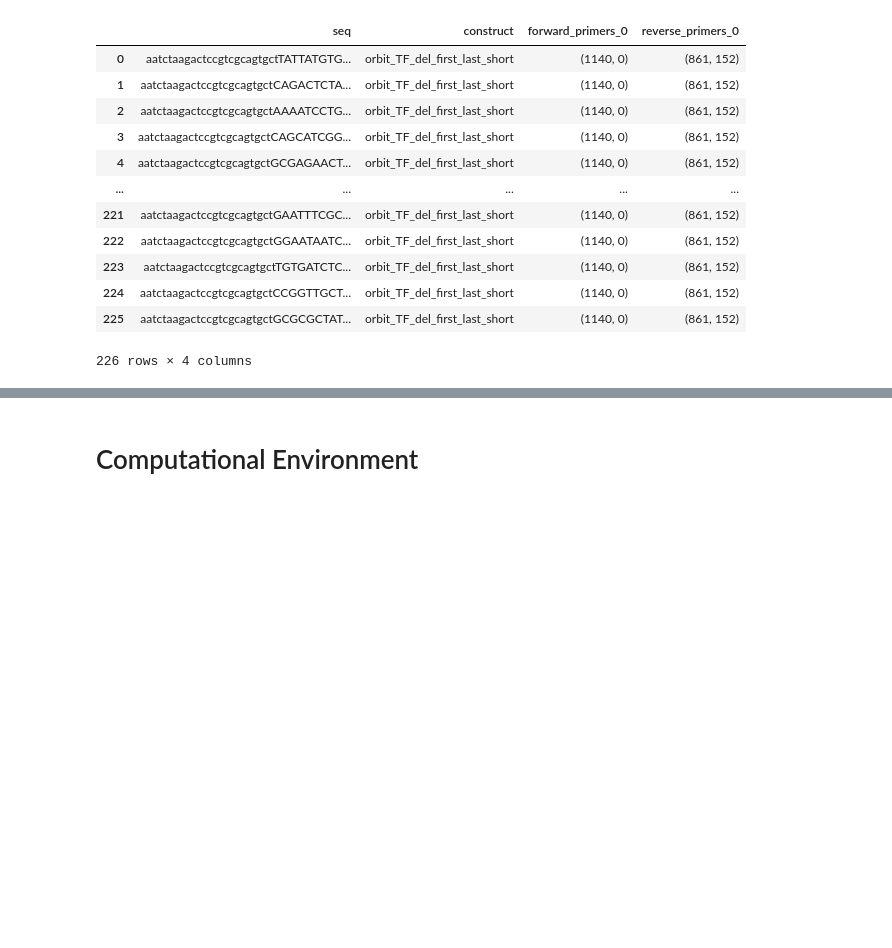
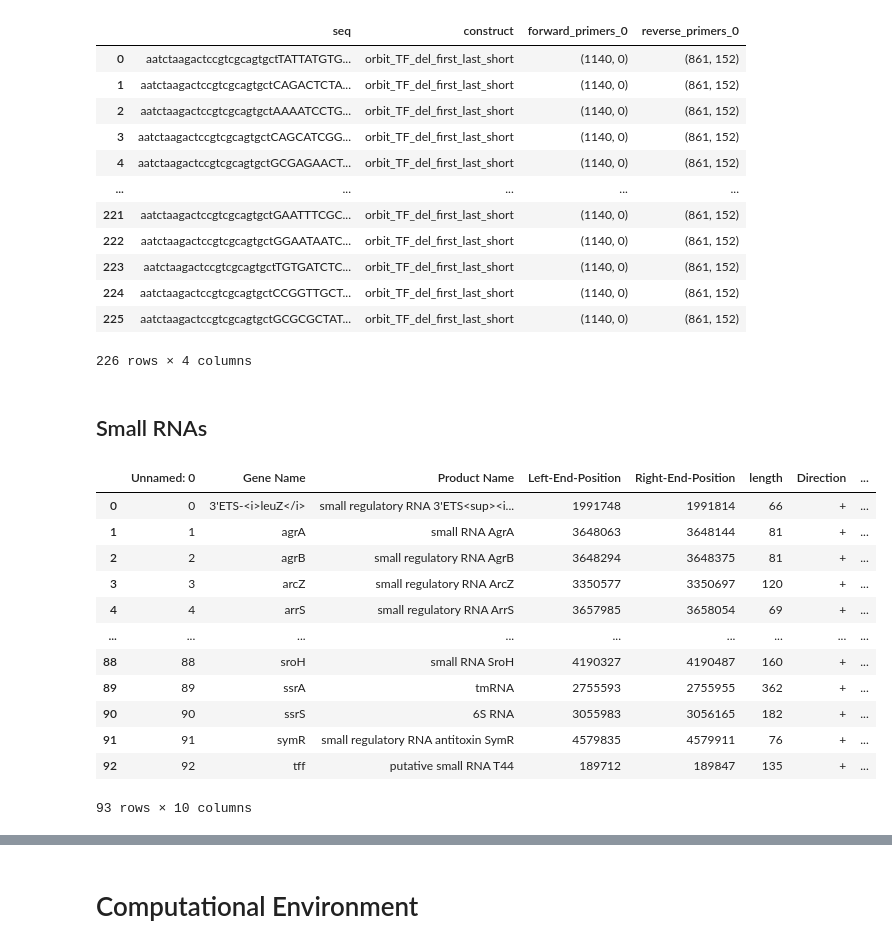
Before and after one commit to RPGroup-PBoC/Reg-Seq2, a Jupyter notebook: code/experimental_design/twist_order/orbit/twist_orbit_cloning_scheme.ipynb, the cells around one changed output, grey strips where cells are left out. Saved outputs shown, nothing was run; the diff lists cells and outputs as text; code cells hidden in the pictures; blank space fills up the shorter version.

```diff
--- a/code/experimental_design/twist_order/orbit/twist_orbit_cloning_scheme.ipynb
+++ b/code/experimental_design/twist_order/orbit/twist_orbit_cloning_scheme.ipynb
@@ -300,3 +300,22 @@ df_1_clean.to_csv("../../../../data/twist_order/twist_orbit_TF_del_first_last_sh
 df_2_clean.to_csv("../../../../data/twist_order/twist_orbit_TF_del_first_last_long.csv")
 df_3_clean.to_csv("../../../../data/twist_order/twist_orbit_TF_del_avd_ovlp_short.csv")
 df_4_clean.to_csv("../../../../data/twist_order/twist_orbit_TF_del_avd_ovlp_long.csv")
+# %% [markdown]
+## Small RNAs
+# %%
+df_sRNA = pd.read_csv("twist_orbit_small_RNA.csv")
+df_sRNA
+# %% [output]
+|  | Unnamed: 0 | Gene Name | Product Name | Left-End-Position | Right-End-Position | length | Direction | ... |
+| 0 | 0 | 3'ETS-<i>leuZ</i> | small regulatory RNA 3'ETS<sup><i... | 1991748 | 1991814 | 66 | + | ... |
+| 1 | 1 | agrA | small RNA AgrA | 3648063 | 3648144 | 81 | + | ... |
+| 2 | 2 | agrB | small regulatory RNA AgrB | 3648294 | 3648375 | 81 | + | ... |
+| 3 | 3 | arcZ | small regulatory RNA ArcZ | 3350577 | 3350697 | 120 | + | ... |
+| 4 | 4 | arrS | small regulatory RNA ArrS | 3657985 | 3658054 | 69 | + | ... |
+| ... | ... | ... | ... | ... | ... | ... | ... | ... |
+| 88 | 88 | sroH | small RNA SroH | 4190327 | 4190487 | 160 | + | ... |
+| 89 | 89 | ssrA | tmRNA | 2755593 | 2755955 | 362 | + | ... |
+| 90 | 90 | ssrS | 6S RNA | 3055983 | 3056165 | 182 | + | ... |
+| 91 | 91 | symR | small regulatory RNA antitoxin SymR | 4579835 | 4579911 | 76 | + | ... |
+| 92 | 92 | tff | putative small RNA T44 | 189712 | 189847 | 135 | + | ... |
+93 rows × 10 columns
```
Also changed, not shown: parts of 2 cells of this notebook, 2 other files.
